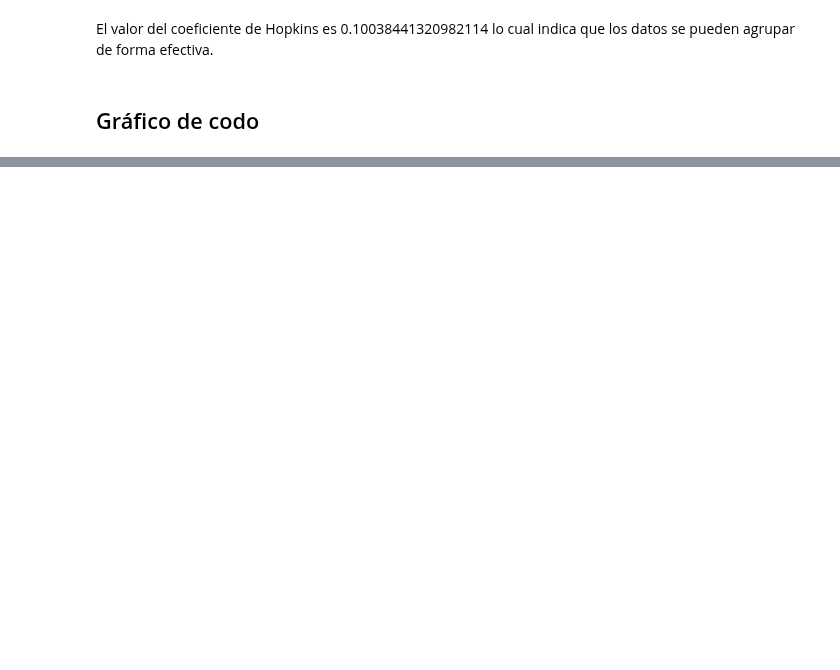
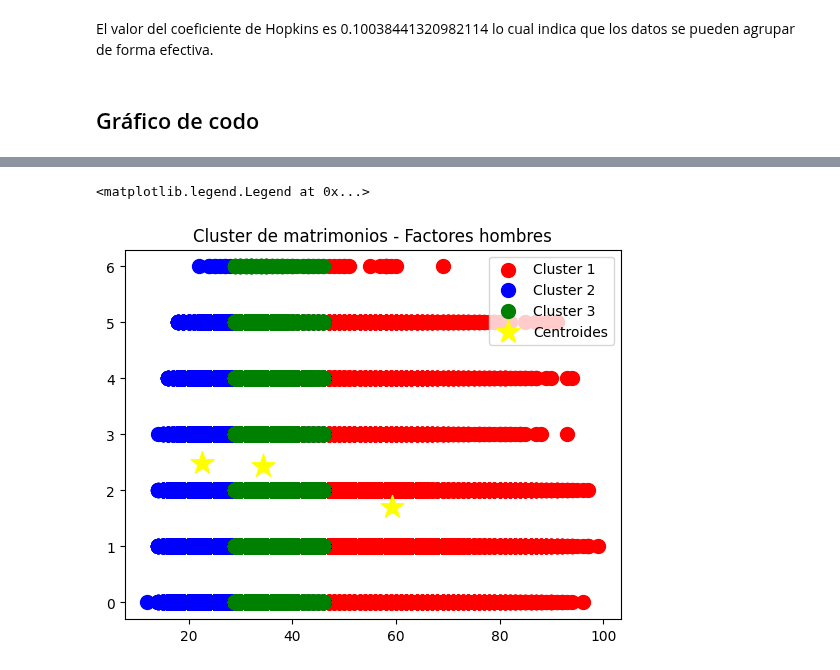
Before and after one commit to MGonza20/Proyecto1_MD, a Jupyter notebook: proyecto_final.ipynb, the cells around one changed output, grey strips where cells are left out. Saved outputs shown, nothing was run; the diff lists cells and outputs as text; code cells hidden in the pictures; blank space fills up the shorter version.

Commit message:
avanzando en clusters :))

```diff
--- a/proyecto_final.ipynb
+++ b/proyecto_final.ipynb
@@ -1004,0 +1031,14 @@ plt.show()
+# %%
+km = cluster.KMeans(n_clusters=3).fit(X_hombre)
+centroides = km.cluster_centers_
+matrimonios = km.predict(X_hombre)
+
+plt.scatter(X_hombre[matrimonios == 0, 0], X_hombre[matrimonios == 0, 1],s=100,c='red', label = "Cluster 1")
+plt.scatter(X_hombre[matrimonios == 1, 0], X_hombre[matrimonios == 1, 1],s=100,c='blue', label = "Cluster 2")
+plt.scatter(X_hombre[matrimonios == 2, 0], X_hombre[matrimonios == 2, 1],s=100,c='green', label = "Cluster 3")
+plt.scatter(km.cluster_centers_[:,0],km.cluster_centers_[:,1], s=300, c="yellow",marker="*", label="Centroides")
+plt.title("Cluster de matrimonios - Factores hombres")
+plt.legend()
+# %% [output]
+<matplotlib.legend.Legend at 0x...>
+[figure, added]
```
Also changed, not shown: parts of 12 cells of this notebook.
